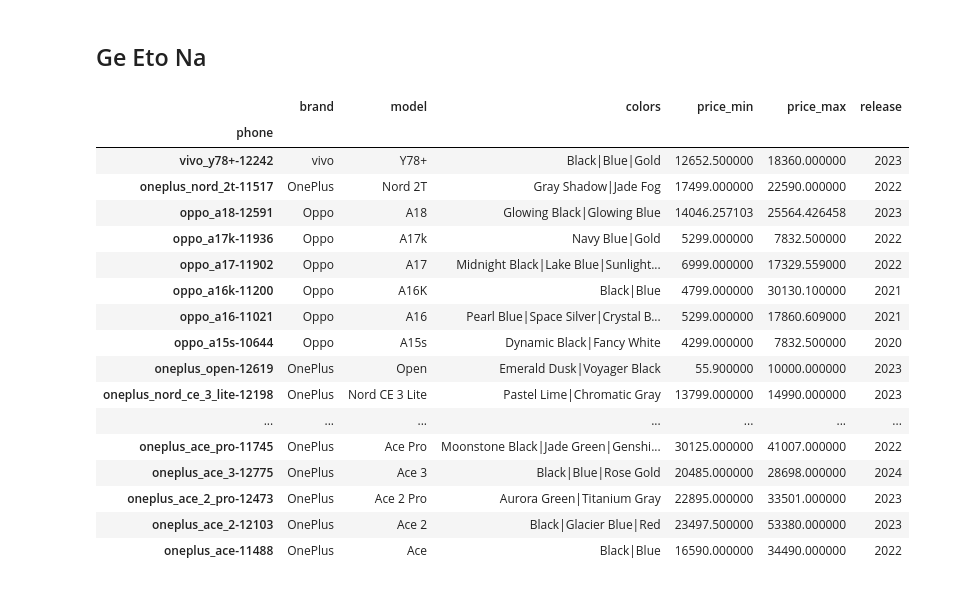
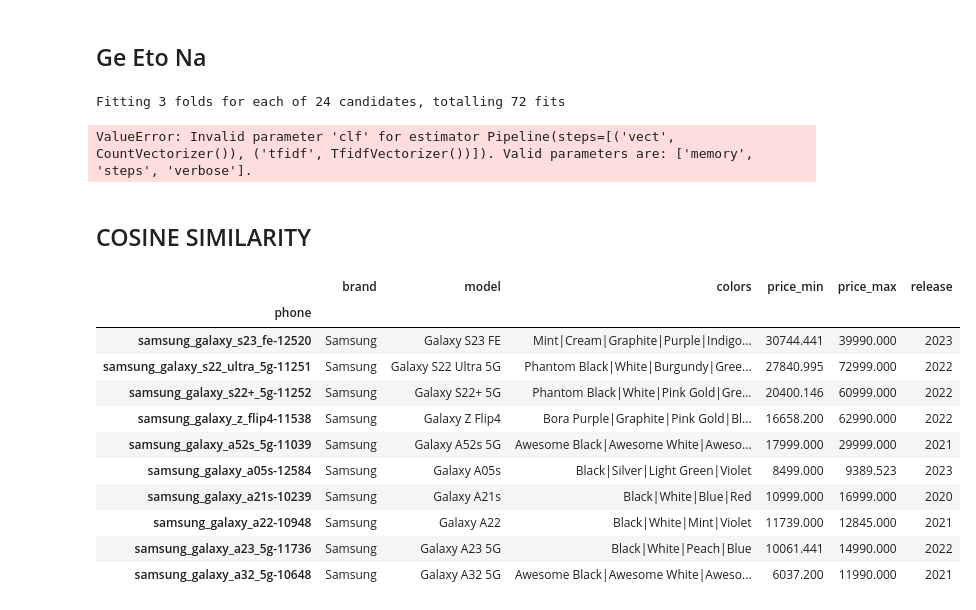
Before and after one commit to RenzVillegas24/GSMArena_Scraper, a Jupyter notebook: GSMArena_API.ipynb, the cells around one changed output. Saved outputs shown, nothing was run; the diff lists cells and outputs as text; code cells hidden in the pictures.

```diff
--- a/GSMArena_API.ipynb
+++ b/GSMArena_API.ipynb
@@ -1408,6 +1408,55 @@ clean_data = clean_data.astype({
 
 
 })
+# %%
+# document extraction
+from sklearn.base import TransformerMixin, BaseEstimator
+
+class DocumentsExtractor(TransformerMixin, BaseEstimator):
+    def __init__(self, verbose=False):
+        self.verbose = verbose
+
+    def fit(self, X, y=None):
+        if(self.verbose):
+            print("Verbose mode on!")
+        return self
+
+    def transform(self, X, y=None):
+        return [" ".join(item['ingredients']) for item in X]
+
+
+
+
+from sklearn.pipeline import Pipeline
+from sklearn.feature_extraction.text import TfidfVectorizer
+
+tfidf_pipeline = Pipeline([
+    ('doc_extractor', DocumentsExtractor()),
+    ('tfidf_vectorizer', TfidfVectorizer())
+])
+
+
+# split the data
+from sklearn.model_selection import train_test_split
+
+train, test = train_test_split(clean_data, test_size=0.2, random_state=42)
+
+# fit the data
+tfidf_pipeline.fit(train)
+
+# transform the data
+tfidf_pipeline.transform(train)
+
+# fit and transform the data
+train_tfidf = tfidf_pipeline.fit_transform(train)
+
+# transform the data
+test_tfidf = tfidf_pipeline.transform(test)
+# %% [output]
+Fitting 3 folds for each of 24 candidates, totalling 72 fits
+ValueError: Invalid parameter 'clf' for estimator Pipeline(steps=[('vect', CountVectorizer()), ('tfidf', TfidfVectorizer())]). Valid parameters are: ['memory', 'steps', 'verbose'].
+# %% [markdown]
+## COSINE SIMILARITY
 # %%
 from sklearn.metrics.pairwise import cosine_similarity
 # use tfidf for the non numerical data
@@ -1421,48 +1470,42 @@ import numpy as np
 
 
 # remove non utf-8 characters
 def recommend(
         specs,
-        n=20,
+        n=10,
         **kwargs):
 
     tfidf = TfidfVectorizer(stop_words='english')
     X = tfidf.fit_transform(clean_data['details'].str.replace(r'[^a-zA-Z0-9_]', ' ', regex=True))
     # Transform the input specs using TF-IDF vectorizer
     specs_vectorized = tfidf.transform([specs])
 
     for k, v in kwargs.items():
         if k in clean_data.columns:
             X = hstack((X, tfidf.fit_transform(clean_data[k].astype(str).str.replace(r'[^a-zA-Z0-9_]', ' ', regex=True))))
             specs_vectorized = hstack((specs_vectorized, tfidf.transform([v])))
 
 
     # Calculate similarity scores between input specs and all phones
     sim_scores = cosine_similarity(specs_vectorized, X)
 
 
     # Return recommended phones
     return clean_data.iloc[sim_scores.argsort()[0][::-1][:n]]
 
 
 # get the recommended phone
-recommend('', brand='apple', colors='Red', price_min = '8000' )[['brand', 'model', 'colors', 'price_min', 'price_max', 'release']]
+recommend('', brand='samsung', colors='purple', price_min = '10000' )[['brand', 'model', 'colors', 'price_min', 'price_max', 'release']]
 # %% [output]
 |  | brand | model | colors | price_min | price_max | release |
 | phone |  |  |  |  |  |  |
-| vivo_y78+-12242 | vivo | Y78+ | Black|Blue|Gold | 12652.500000 | 18360.000000 | 2023 |
-| oneplus_nord_2t-11517 | OnePlus | Nord 2T | Gray Shadow|Jade Fog | 17499.000000 | 22590.000000 | 2022 |
-| oppo_a18-12591 | Oppo | A18 | Glowing Black|Glowing Blue | 14046.257103 | 25564.426458 | 2023 |
-| oppo_a17k-11936 | Oppo | A17k | Navy Blue|Gold | 5299.000000 | 7832.500000 | 2022 |
-| oppo_a17-11902 | Oppo | A17 | Midnight Black|Lake Blue|Sunlight... | 6999.000000 | 17329.559000 | 2022 |
-| oppo_a16k-11200 | Oppo | A16K | Black|Blue | 4799.000000 | 30130.100000 | 2021 |
-| oppo_a16-11021 | Oppo | A16 | Pearl Blue|Space Silver|Crystal B... | 5299.000000 | 17860.609000 | 2021 |
-| oppo_a15s-10644 | Oppo | A15s | Dynamic Black|Fancy White | 4299.000000 | 7832.500000 | 2020 |
-| oneplus_open-12619 | OnePlus | Open | Emerald Dusk|Voyager Black | 55.900000 | 10000.000000 | 2023 |
-| oneplus_nord_ce_3_lite-12198 | OnePlus | Nord CE 3 Lite | Pastel Lime|Chromatic Gray | 13799.000000 | 14990.000000 | 2023 |
-| ... | ... | ... | ... | ... | ... | ... |
-| oneplus_ace_pro-11745 | OnePlus | Ace Pro | Moonstone Black|Jade Green|Genshi... | 30125.000000 | 41007.000000 | 2022 |
-| oneplus_ace_3-12775 | OnePlus | Ace 3 | Black|Blue|Rose Gold | 20485.000000 | 28698.000000 | 2024 |
-| oneplus_ace_2_pro-12473 | OnePlus | Ace 2 Pro | Aurora Green|Titanium Gray | 22895.000000 | 33501.000000 | 2023 |
-| oneplus_ace_2-12103 | OnePlus | Ace 2 | Black|Glacier Blue|Red | 23497.500000 | 53380.000000 | 2023 |
-| oneplus_ace-11488 | OnePlus | Ace | Black|Blue | 16590.000000 | 34490.000000 | 2022 |
+| samsung_galaxy_s23_fe-12520 | Samsung | Galaxy S23 FE | Mint|Cream|Graphite|Purple|Indigo... | 30744.441 | 39990.000 | 2023 |
+| samsung_galaxy_s22_ultra_5g-11251 | Samsung | Galaxy S22 Ultra 5G | Phantom Black|White|Burgundy|Gree... | 27840.995 | 72999.000 | 2022 |
+| samsung_galaxy_s22+_5g-11252 | Samsung | Galaxy S22+ 5G | Phantom Black|White|Pink Gold|Gre... | 20400.146 | 60999.000 | 2022 |
+| samsung_galaxy_z_flip4-11538 | Samsung | Galaxy Z Flip4 | Bora Purple|Graphite|Pink Gold|Bl... | 16658.200 | 62990.000 | 2022 |
+| samsung_galaxy_a52s_5g-11039 | Samsung | Galaxy A52s 5G | Awesome Black|Awesome White|Aweso... | 17999.000 | 29999.000 | 2021 |
+| samsung_galaxy_a05s-12584 | Samsung | Galaxy A05s | Black|Silver|Light Green|Violet | 8499.000 | 9389.523 | 2023 |
+| samsung_galaxy_a21s-10239 | Samsung | Galaxy A21s | Black|White|Blue|Red | 10999.000 | 16999.000 | 2020 |
+| samsung_galaxy_a22-10948 | Samsung | Galaxy A22 | Black|White|Mint|Violet | 11739.000 | 12845.000 | 2021 |
+| samsung_galaxy_a23_5g-11736 | Samsung | Galaxy A23 5G | Black|White|Peach|Blue | 10061.441 | 14990.000 | 2022 |
+| samsung_galaxy_a32_5g-10648 | Samsung | Galaxy A32 5G | Awesome Black|Awesome White|Aweso... | 6037.200 | 11990.000 | 2021 |
```
Also changed, not shown: parts of 6 cells of this notebook.
